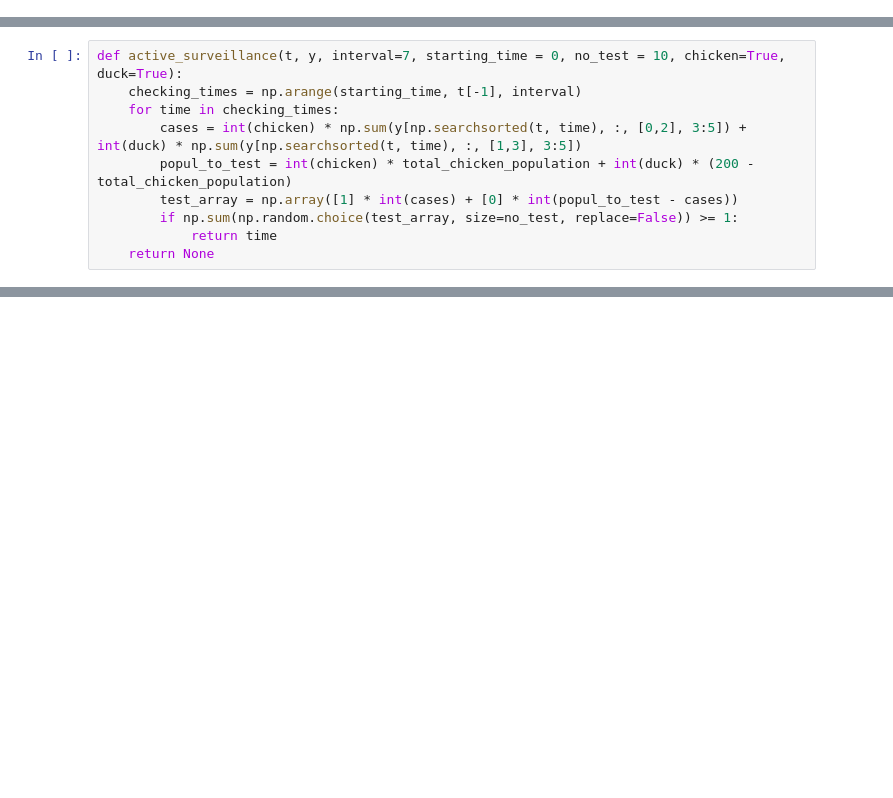
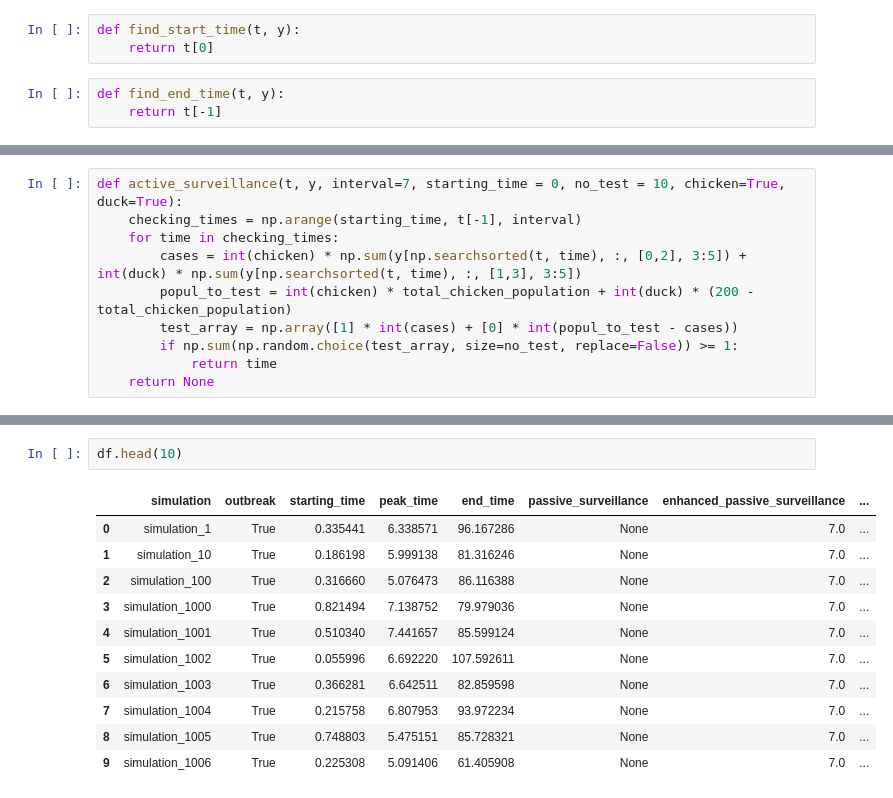
Before and after one commit to stevewu2001/Within-flock-simulation, a Jupyter notebook: read_h5.ipynb, the cells around one changed output, grey strips where cells are left out. Cells and saved outputs as stored; diff of their text form; blank space fills up the shorter version.

```diff
--- a/read_h5.ipynb
+++ b/read_h5.ipynb
@@ -43,0 +39,6 @@ def passive_surveillance(t, y, alert_threshold=5):
+# %%
+def find_start_time(t, y):
+    return t[0]
+# %%
+def find_end_time(t, y):
+    return t[-1]
@@ -118,0 +93,14 @@ else:
+# %%
+df.head(10)
+# %% [output]
+|  | simulation | outbreak | starting_time | peak_time | end_time | passive_surveillance | enhanced_passive_surveillance | ... |
+| 0 | simulation_1 | True | 0.335441 | 6.338571 | 96.167286 | None | 7.0 | ... |
+| 1 | simulation_10 | True | 0.186198 | 5.999138 | 81.316246 | None | 7.0 | ... |
+| 2 | simulation_100 | True | 0.316660 | 5.076473 | 86.116388 | None | 7.0 | ... |
+| 3 | simulation_1000 | True | 0.821494 | 7.138752 | 79.979036 | None | 7.0 | ... |
+| 4 | simulation_1001 | True | 0.510340 | 7.441657 | 85.599124 | None | 7.0 | ... |
+| 5 | simulation_1002 | True | 0.055996 | 6.692220 | 107.592611 | None | 7.0 | ... |
+| 6 | simulation_1003 | True | 0.366281 | 6.642511 | 82.859598 | None | 7.0 | ... |
+| 7 | simulation_1004 | True | 0.215758 | 6.807953 | 93.972234 | None | 7.0 | ... |
+| 8 | simulation_1005 | True | 0.748803 | 5.475151 | 85.728321 | None | 7.0 | ... |
+| 9 | simulation_1006 | True | 0.225308 | 5.091406 | 61.405908 | None | 7.0 | ... |
```
Also changed, not shown: parts of 12 cells of this notebook, 1 other file.
